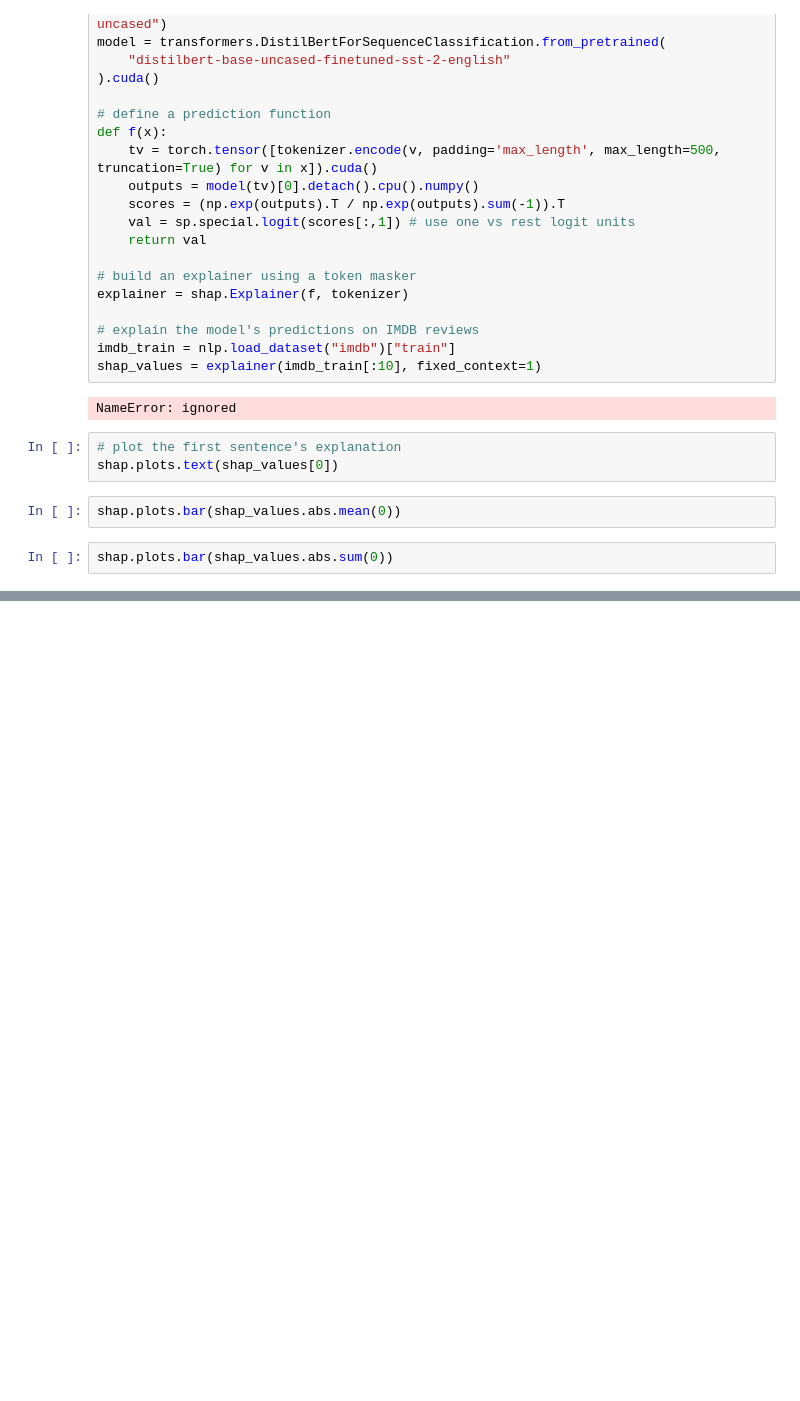
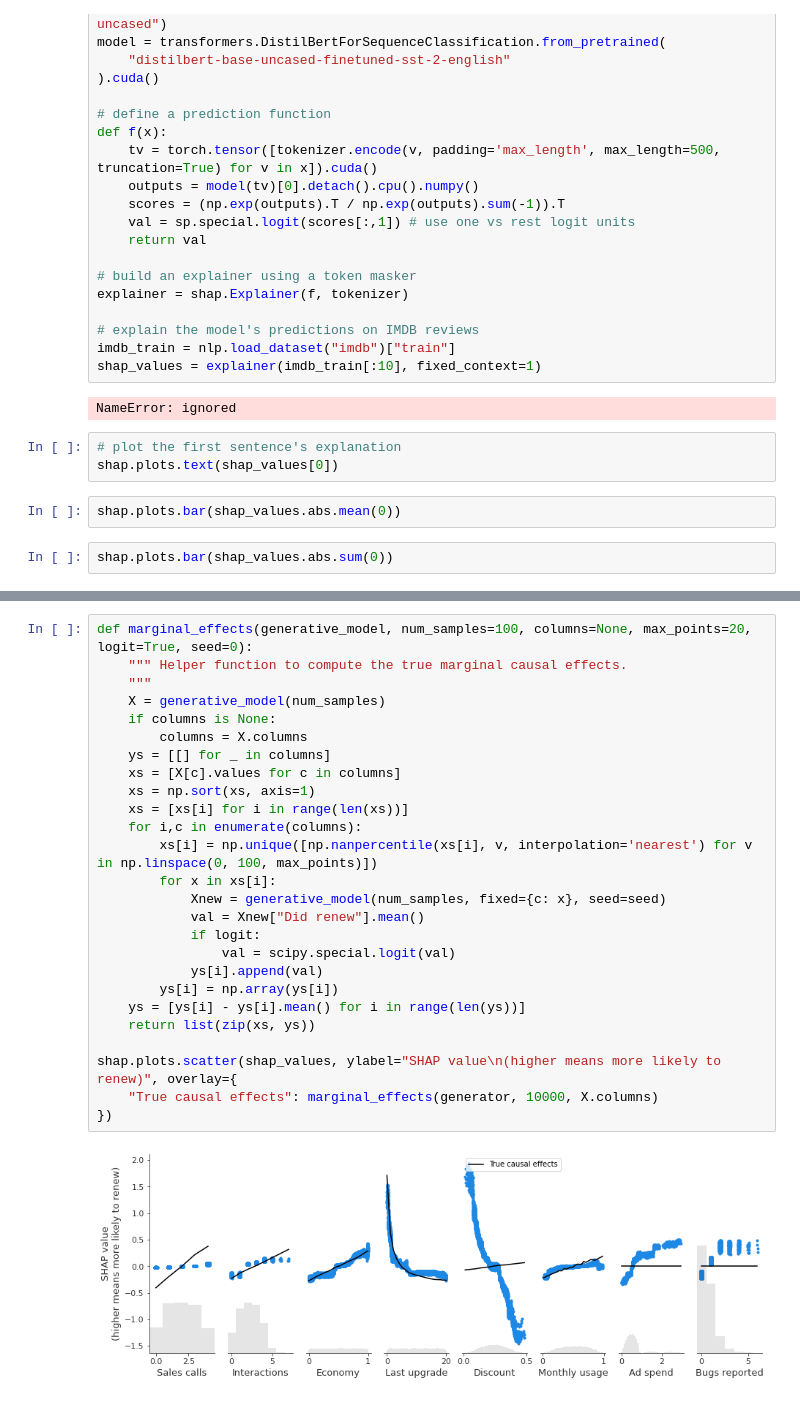
Before and after one commit to annemorvan/tutorials, a Jupyter notebook: shap/tutorial_shap.ipynb, the cells around one changed output, grey strips where cells are left out. Cells and saved outputs as stored; diff of their text form; blank space fills up the shorter version.

```diff
--- a/shap/tutorial_shap.ipynb
+++ b/shap/tutorial_shap.ipynb
@@ -490,0 +703,28 @@ shap.plots.bar(shap_values.abs.sum(0))
+# %%
+def marginal_effects(generative_model, num_samples=100, columns=None, max_points=20, logit=True, seed=0):
+    """ Helper function to compute the true marginal causal effects.
+    """
+    X = generative_model(num_samples)
+    if columns is None:
+        columns = X.columns
+    ys = [[] for _ in columns]
+    xs = [X[c].values for c in columns]
+    xs = np.sort(xs, axis=1)
+    xs = [xs[i] for i in range(len(xs))]
+    for i,c in enumerate(columns):
+        xs[i] = np.unique([np.nanpercentile(xs[i], v, interpolation='nearest') for v in np.linspace(0, 100, max_points)])
+        for x in xs[i]:
+            Xnew = generative_model(num_samples, fixed={c: x}, seed=seed)
+            val = Xnew["Did renew"].mean()
+            if logit:
+                val = scipy.special.logit(val)
+            ys[i].append(val)
+        ys[i] = np.array(ys[i])
+    ys = [ys[i] - ys[i].mean() for i in range(len(ys))]
+    return list(zip(xs, ys))
+
+shap.plots.scatter(shap_values, ylabel="SHAP value\n(higher means more likely to renew)", overlay={
+    "True causal effects": marginal_effects(generator, 10000, X.columns)
+})
+# %% [output]
+[figure, added]
```
Also changed, not shown: parts of 88 cells of this notebook.
